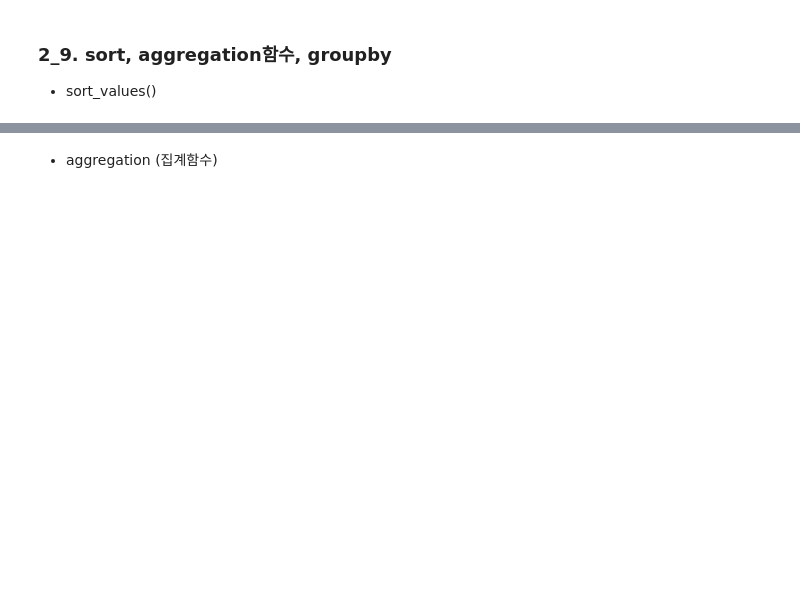
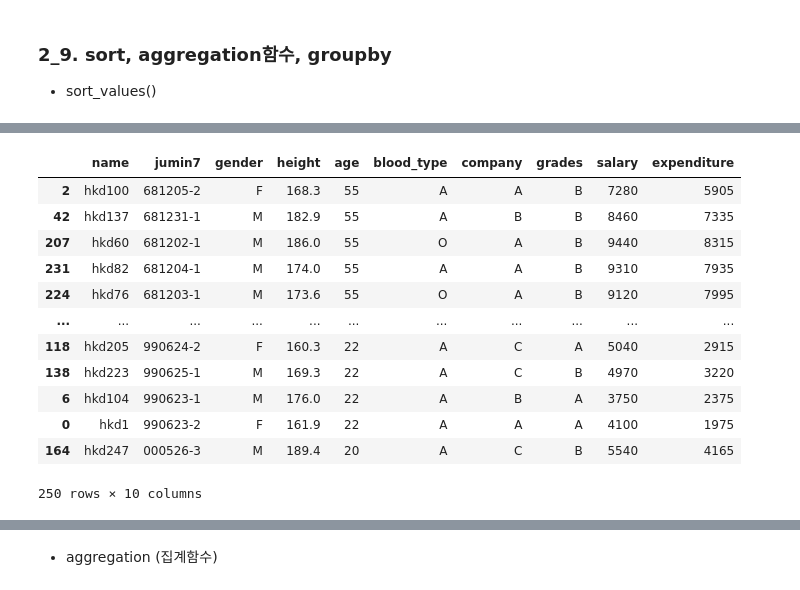
Before and after one commit to DevKelvin7/AI_Basic, a Jupyter notebook: [WorkBook]ch1 Numpy & Pandas.ipynb, the cells around one changed output, grey strips where cells are left out. Drawn from its saved outputs; the diff is of its cells as text; code cells hidden in the pictures; blank space fills up the shorter version.

```diff
--- a/[WorkBook]ch1 Numpy & Pandas.ipynb
+++ b/[WorkBook]ch1 Numpy & Pandas.ipynb
@@ -992,4 +660,19 @@ AttributeError: 'DataFrame' object has no attribute 'dtype'
 # %%
 # sort_values, 1개 column 정렬
+df_hk.sort_values(by = 'age', ascending = False)
+# %% [output]
+|  | name | jumin7 | gender | height | age | blood_type | company | grades | salary | expenditure |
+| 2 | hkd100 | 681205-2 | F | 168.3 | 55 | A | A | B | 7280 | 5905 |
+| 42 | hkd137 | 681231-1 | M | 182.9 | 55 | A | B | B | 8460 | 7335 |
+| 207 | hkd60 | 681202-1 | M | 186.0 | 55 | O | A | B | 9440 | 8315 |
+| 231 | hkd82 | 681204-1 | M | 174.0 | 55 | A | A | B | 9310 | 7935 |
+| 224 | hkd76 | 681203-1 | M | 173.6 | 55 | O | A | B | 9120 | 7995 |
+| ... | ... | ... | ... | ... | ... | ... | ... | ... | ... | ... |
+| 118 | hkd205 | 990624-2 | F | 160.3 | 22 | A | C | A | 5040 | 2915 |
+| 138 | hkd223 | 990625-1 | M | 169.3 | 22 | A | C | B | 4970 | 3220 |
+| 6 | hkd104 | 990623-1 | M | 176.0 | 22 | A | B | A | 3750 | 2375 |
+| 0 | hkd1 | 990623-2 | F | 161.9 | 22 | A | A | A | 4100 | 1975 |
+| 164 | hkd247 | 000526-3 | M | 189.4 | 20 | A | C | B | 5540 | 4165 |
+250 rows × 10 columns
 # %%
 # n개 column 정렬  ['blood_type', 'age']
```
Also changed, not shown: parts of 115 cells of this notebook.
